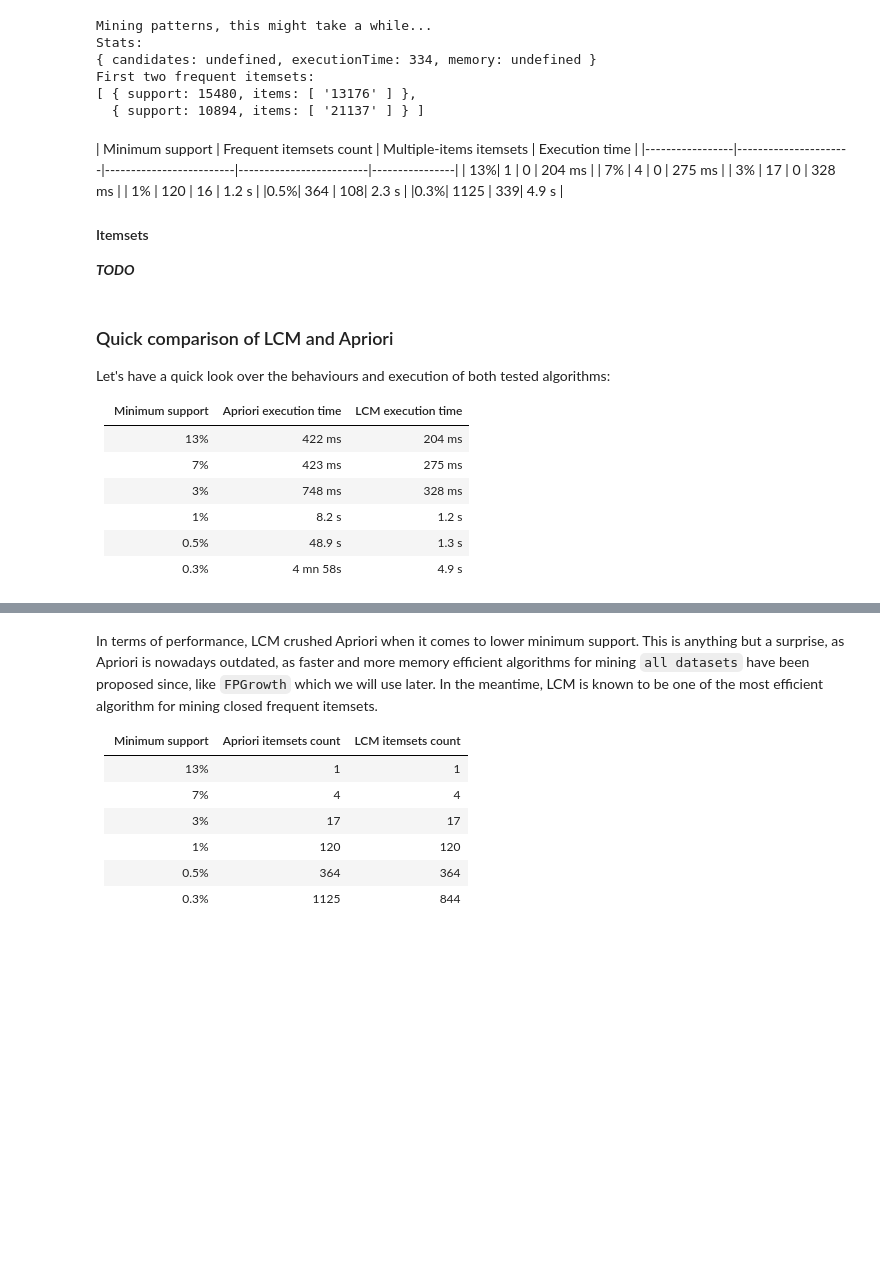
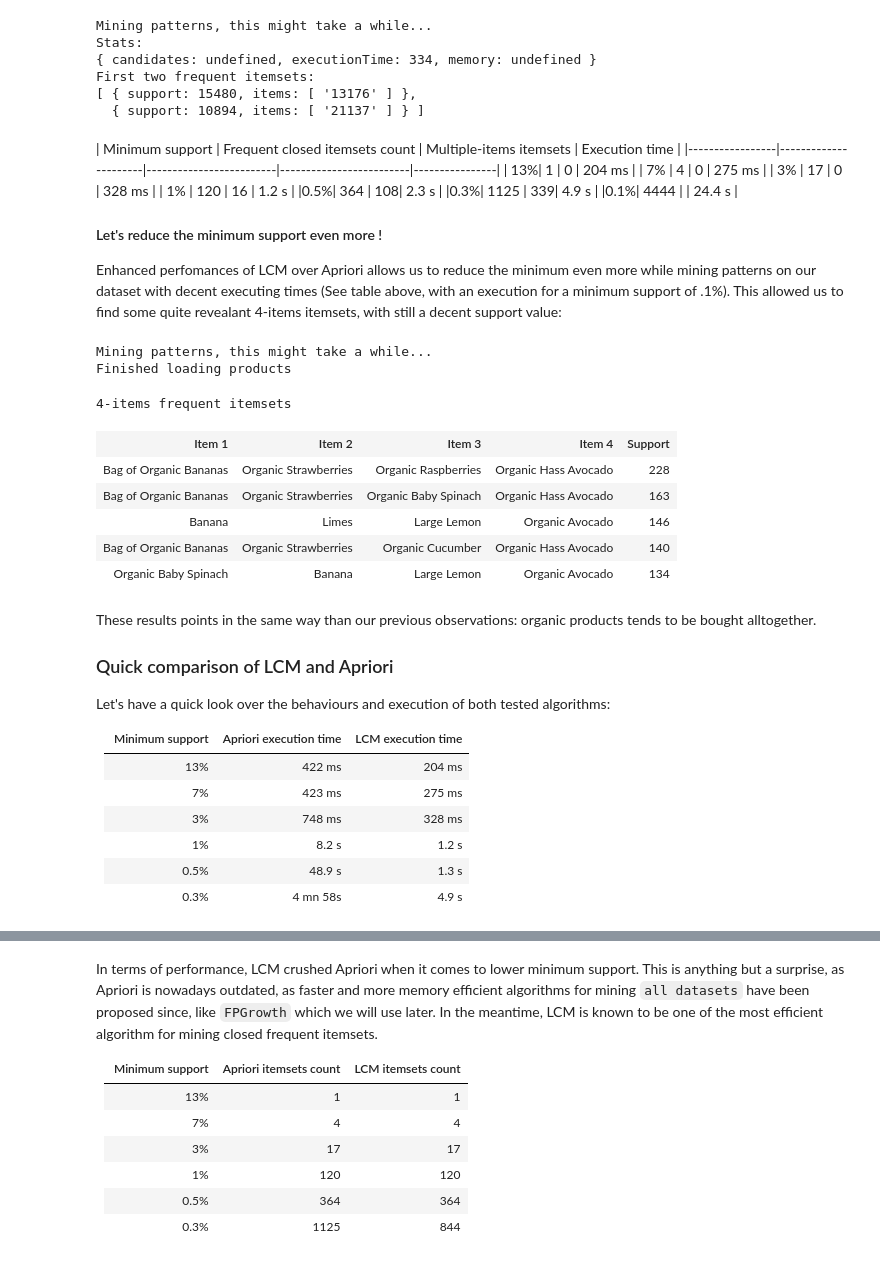
Before and after one commit to alexisfacques/Instacart-Basket-Data, a Jupyter notebook: notebook.ipynb, the cells around one changed output, grey strips where cells are left out. Saved outputs shown, nothing was run; the diff lists cells and outputs as text; code cells hidden in the pictures; blank space fills up the shorter version.

```diff
--- a/notebook.ipynb
+++ b/notebook.ipynb
@@ -902,7 +900,7 @@ First two frequent itemsets:
 [ { support: 15480, items: [ '13176' ] },
   { support: 10894, items: [ '21137' ] } ]
 # %% [markdown]
-| Minimum support | Frequent itemsets count | Multiple-items itemsets | Execution time |
+| Minimum support | Frequent closed itemsets count | Multiple-items itemsets | Execution time |
 |-----------------|----------------------|-------------------------|-------------------------|----------------|
 | 13%| 1    | 0  | 204 ms |
 | 7% | 4    | 0  | 275 ms |
@@ -910,11 +908,82 @@ First two frequent itemsets:
 | 1% | 120  | 16 | 1.2 s  |
 |0.5%| 364  | 108| 2.3 s  |
 |0.3%| 1125  | 339| 4.9 s  |
+|0.1%| 4444  | | 24.4 s  |
 
-#### Itemsets
+#### Let's reduce the minimum support even more !
 
-***TODO***
+Enhanced perfomances of LCM over Apriori allows us to reduce the minimum even more while mining patterns on our dataset with decent executing times (See table above, with an execution for a minimum support of .1%). This allowed us to find some quite revealant 4-items itemsets, with still a decent support value:
+# %%
+import * as SPMF from './dist/class/spmf.class.js';
+import * as CSVParser from './dist/class/csv-parser.class.js';
+import * as join from './dist/function/join.function.js'
+
+function lcmItemsets(): void {
+    $$async$$ = true;
+    console.log('Mining patterns, this might take a while...');
+
+    new CSVParser.CSVParser<Product>(`instacart_basket_data/products.csv`).loadAll()
+    .then( (products: Product[]) => {
+        console.log('Finished loading products');
+
+        // Our custom SPMF wrapper
+        new SPMF.SPMF('LCM')
+            // Loading from file
+            //.fromFile(`custom_data/formatted_itemsets.txt`)
+            // Executes LCM with .1% support
+            //.exec<ItemSet>(.1)
+            .loadResultsFromFile<ItemSet>('output/output_lcm_01.txt')
+            // Listening for results
+            .subscribe((results: SPMFResults<ItemSet>) => {
+                let rows: string = results.output
+                    // Only 2-item itemsets
+                    .filter( (itemset: ItemSet) => itemset.items.length > 3 )
+                    // Sorted, highest support first
+                    .sort( (a: ItemSet, b: ItemSet) => b.support - a.support)
+                    // Creating HTML Rows
+                    .map( (itemset: ItemSet) => {
+                        let items: string[] = itemset.items.map( (id: string[])  => {
+                            return `<td>${join.join<Product>(products, 'product_id', id, 'product_name')}</td>`
+                        });
+
+                        return `<tr>${items.join('')}<td>${itemset.support}</td></tr>`;
+                    })
+                    // Only the 10 most frequent itemsets
+                    .slice(0,10);
+
+                $$.html(`
+                    <h3>4-items frequent itemsets</h3>
+                    <table style="width:100%">
+                      <tr>
+                        <th>Item 1</th>
+                        <th>Item 2</th>
+                        <th>Item 3</th>
+                        <th>Item 4</th>
+                        <th>Support</th>
+                      </tr>
+                      ${rows.join('')}
+                    </table>
+                `);
+
+                $$done$$();
+            });
+    });
+}
+
+lcmItemsets();
+# %% [output]
+Mining patterns, this might take a while...
+Finished loading products
+4-items frequent itemsets
+| Item 1 | Item 2 | Item 3 | Item 4 | Support |
+| Bag of Organic Bananas | Organic Strawberries | Organic Raspberries | Organic Hass Avocado | 228 |
+| Bag of Organic Bananas | Organic Strawberries | Organic Baby Spinach | Organic Hass Avocado | 163 |
+| Banana | Limes | Large Lemon | Organic Avocado | 146 |
+| Bag of Organic Bananas | Organic Strawberries | Organic Cucumber | Organic Hass Avocado | 140 |
+| Organic Baby Spinach | Banana | Large Lemon | Organic Avocado | 134 |
 # %% [markdown]
+These results points in the same way than our previous observations: organic products tends to be bought alltogether.
+
 ### Quick comparison of LCM and Apriori
 
 Let's have a quick look over the behaviours and execution of both tested algorithms:
```
Also changed, not shown: parts of 6 cells of this notebook, 2 other files.
